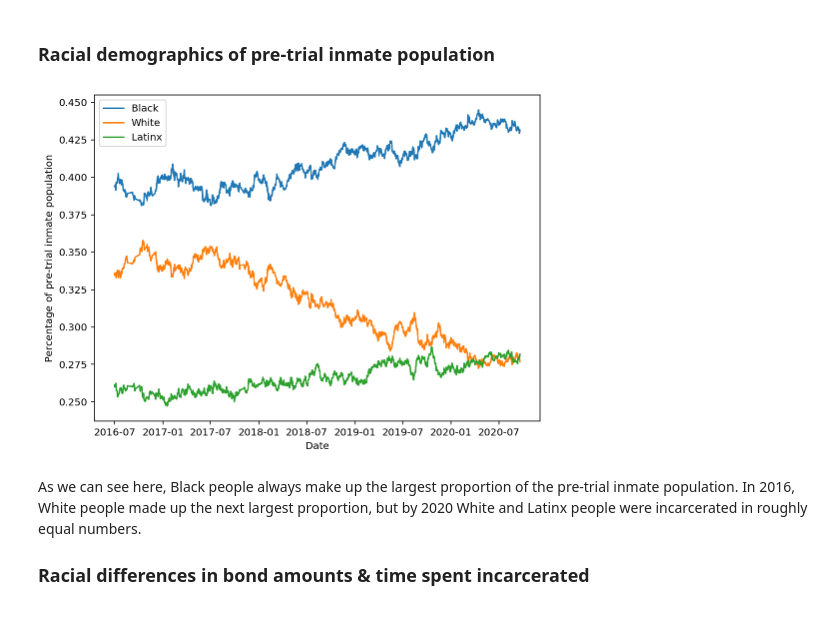
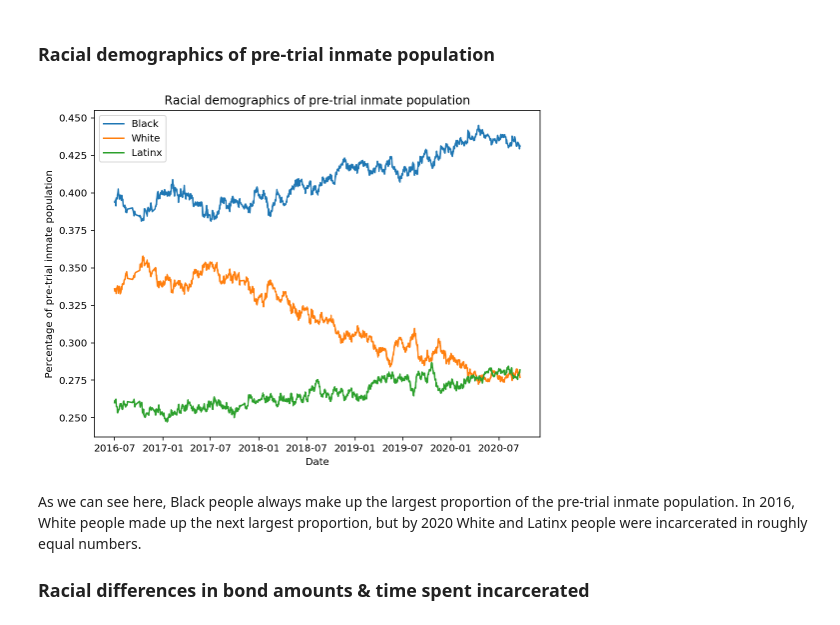
Before and after one commit to williecostello/RacialBonds, a Jupyter notebook: notebook.ipynb, the cells around one changed output. Saved outputs shown, nothing was run; the diff lists cells and outputs as text; code cells hidden in the pictures.

Commit message:
Add plt.savefig to first visualization

```diff
--- a/notebook.ipynb
+++ b/notebook.ipynb
@@ -300,15 +300,17 @@ pcts_df = counts_df.divide(daily_totals, axis=0)
 # %%
 # Plot daily percentages over time
 plt.figure()
 plt.plot(pcts_df['Black'], label='Black')
 plt.plot(pcts_df['White'], label='White')
 plt.plot(pcts_df['Latinx'], label='Latinx')
 plt.xlabel('Date')
 plt.ylabel('Percentage of pre-trial inmate population')
+plt.title('Racial demographics of pre-trial inmate population')
 plt.legend()
+plt.savefig('viz/inmate_population.png', dpi=300)
 plt.show()
 # %% [output]
-[figure, old version]
+[figure, new version]
 # %% [markdown]
 As we can see here, Black people always make up the largest proportion of the pre-trial inmate population. In 2016, White people made up the next largest proportion, but by 2020 White and Latinx people were incarcerated in roughly equal numbers.
 
```
